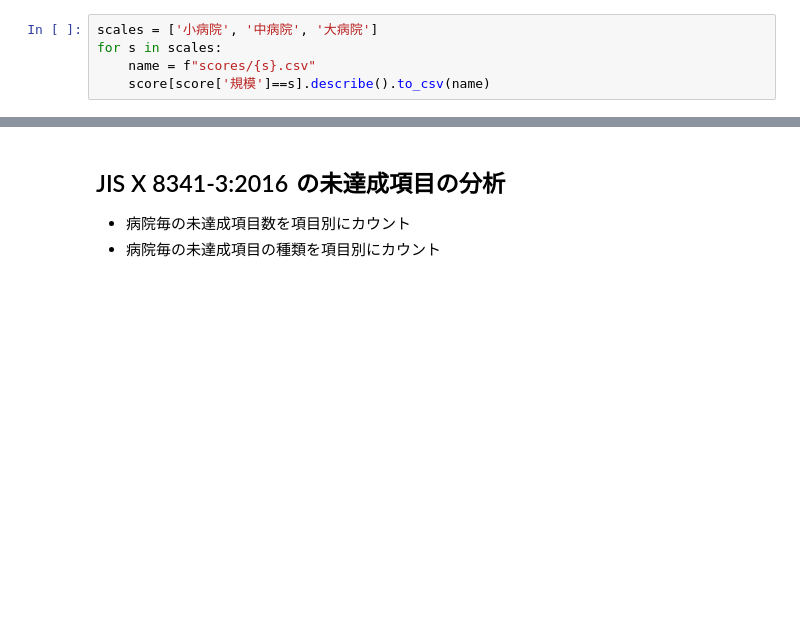
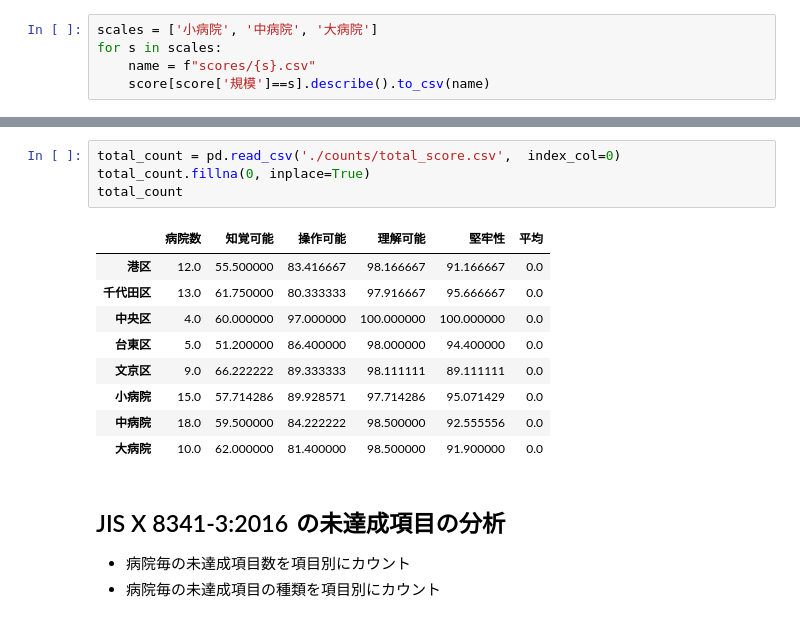
Before and after one commit to Kudoas/research-web-accessibility, a Jupyter notebook: main.ipynb, the cells around one changed output, grey strips where cells are left out. Drawn from its saved outputs; the diff is of its cells as text; blank space fills up the shorter version.

```diff
--- a/main.ipynb
+++ b/main.ipynb
@@ -39,3 +70,17 @@ for s in scales:
+# %%
+total_count = pd.read_csv('./counts/total_score.csv',  index_col=0)
+total_count.fillna(0, inplace=True)
+total_count
+# %% [output]
+|  | 病院数 | 知覚可能 | 操作可能 | 理解可能 | 堅牢性 | 平均 |
+| 港区 | 12.0 | 55.500000 | 83.416667 | 98.166667 | 91.166667 | 0.0 |
+| 千代田区 | 13.0 | 61.750000 | 80.333333 | 97.916667 | 95.666667 | 0.0 |
+| 中央区 | 4.0 | 60.000000 | 97.000000 | 100.000000 | 100.000000 | 0.0 |
+| 台東区 | 5.0 | 51.200000 | 86.400000 | 98.000000 | 94.400000 | 0.0 |
+| 文京区 | 9.0 | 66.222222 | 89.333333 | 98.111111 | 89.111111 | 0.0 |
+| 小病院 | 15.0 | 57.714286 | 89.928571 | 97.714286 | 95.071429 | 0.0 |
+| 中病院 | 18.0 | 59.500000 | 84.222222 | 98.500000 | 92.555556 | 0.0 |
+| 大病院 | 10.0 | 62.000000 | 81.400000 | 98.500000 | 91.900000 | 0.0 |
 # %% [markdown]
 ## JIS X 8341-3:2016 の未達成項目の分析
 
```
Also changed, not shown: parts of 10 cells of this notebook, 4 other files.
